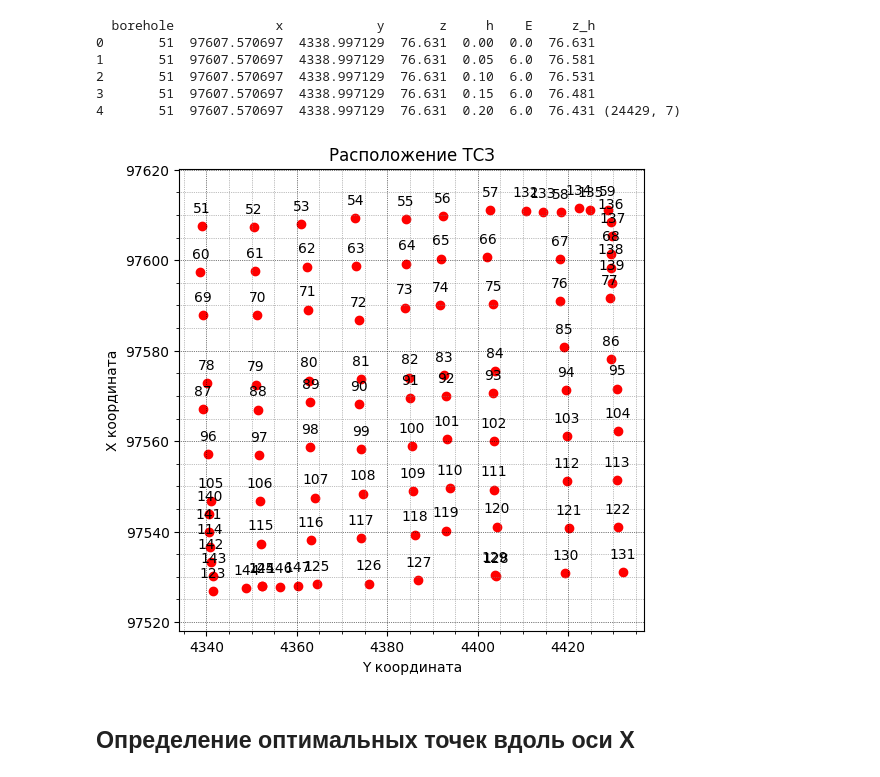
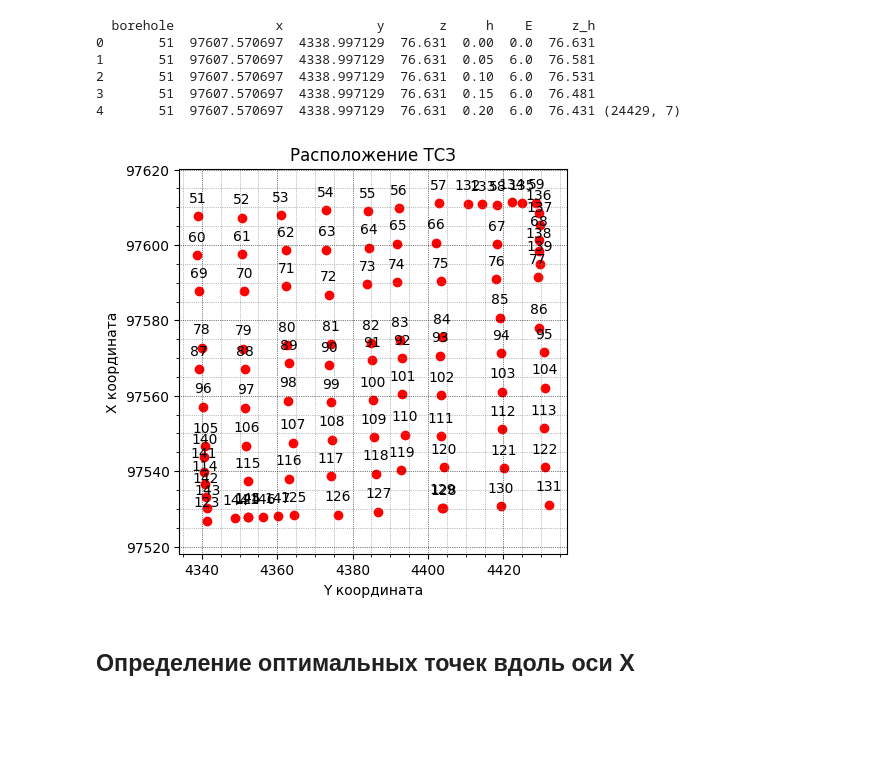
Before and after one commit to MrPain-hub/kriging_for_plaxis, a Jupyter notebook: for_jupy/колич_точек_по_X_и_Y.ipynb, the cells around one changed output. Cells and saved outputs as stored; diff of their text form; code cells hidden in the pictures; blank space fills up the shorter version.

```diff
--- a/for_jupy/колич_точек_по_X_и_Y.ipynb
+++ b/for_jupy/колич_точек_по_X_и_Y.ipynb
@@ -153,27 +232,27 @@ for i in range(7):
 boreholes_line = list(range(59, 132, 9)) + list(range(136, 140))
 list_y.append(boreholes_line)
 # %%
-boreholes_line = range(160)#list(range(123, 132)) + list(range(144, 150))
+boreholes_line = range(160)
 
 df_now = house_3.query("тсз in @boreholes_line").reset_index(drop=True)
 
-plt.figure(figsize=(6, 6))
+plt.figure(figsize=(5, 5))
 y = df_now["x"]
 x = df_now["y"]
 labels = df_now["тсз"]
 for i in range(len(x)):
     plt.scatter(x[i], y[i], label=f'{labels[i]} ({x[i]}, {y[i]})', color="red")
     plt.annotate(labels[i], (x[i], y[i]), textcoords="offset points", xytext=(0,10), ha='center')
 
 plt.title('Расположение ТСЗ')
 plt.xlabel('Y координата')
 plt.ylabel('X координата')
 plt.axis('equal')
 plt.grid(which='major', linestyle=':', linewidth='0.5', color='black')
 plt.grid(which='minor', linestyle=':', linewidth='0.5', color='gray')
 plt.minorticks_on()
 plt.show()
 # %% [output]
-[figure, old version]
+[figure, new version]
 # %% [markdown]
 ## Определение оптимальных точек вдоль оси Х
```
Also changed, not shown: parts of 15 cells of this notebook, 1 other file.
